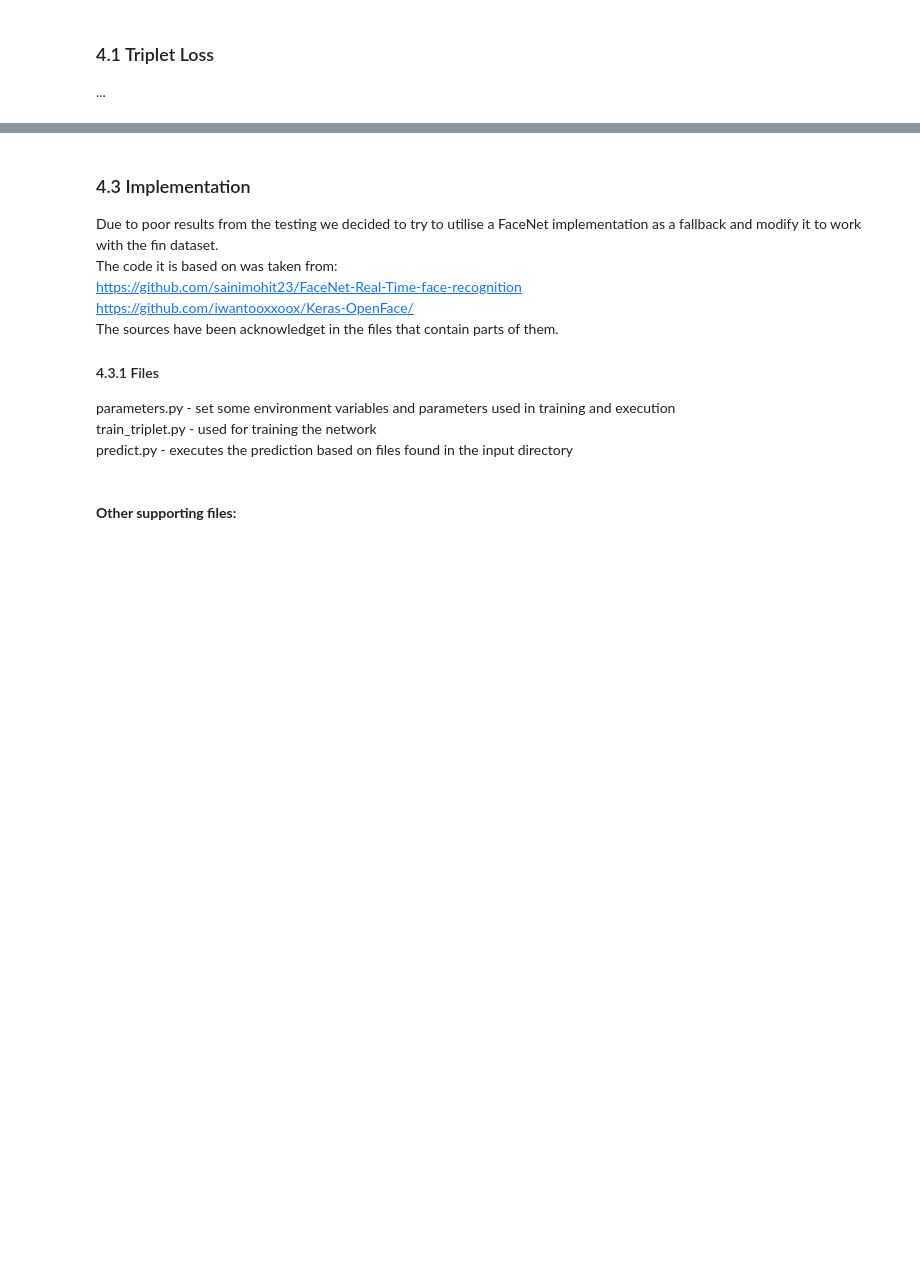
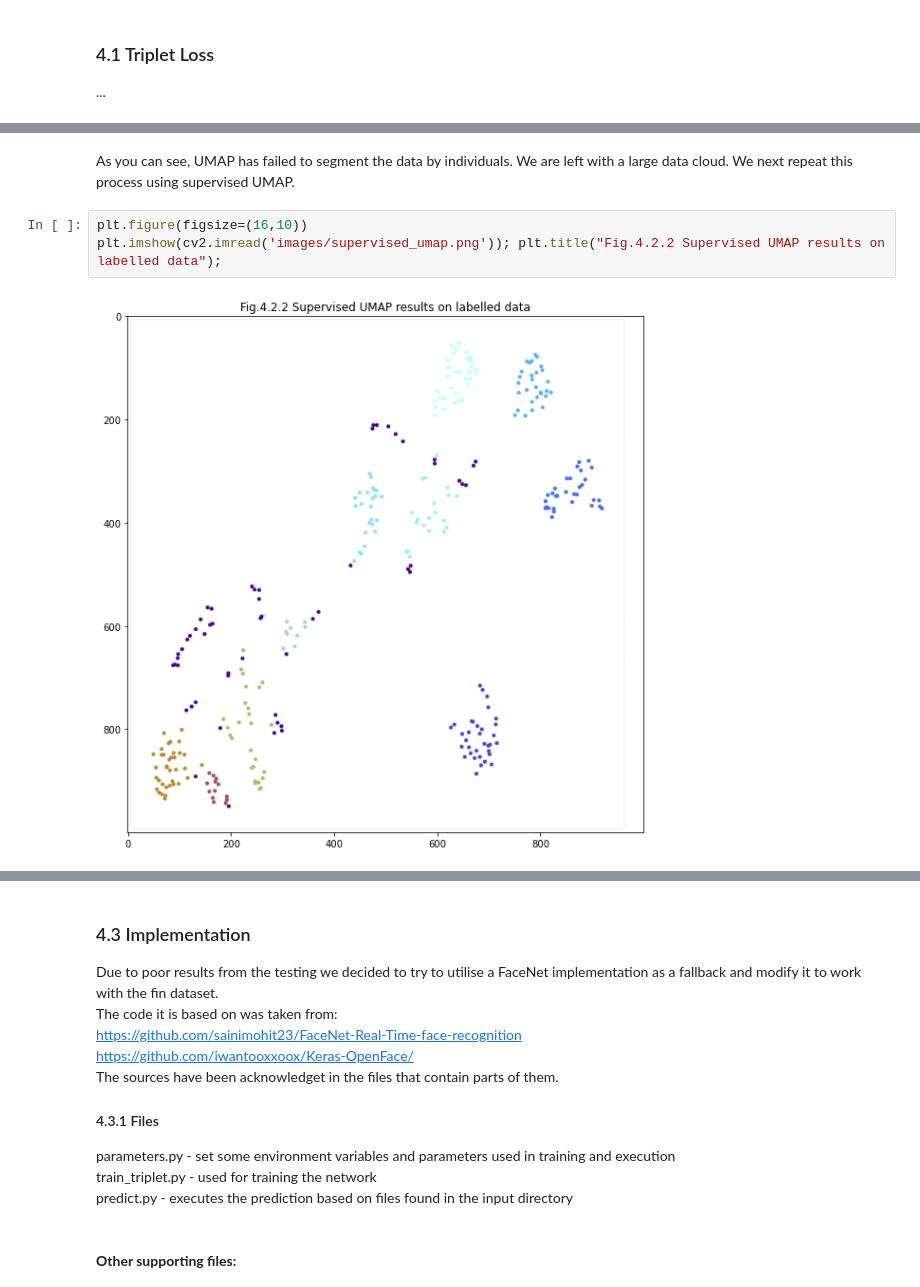
Before and after one commit to JBris/dolphin_segmentation, a Jupyter notebook: notebooks/0_ASS4_Intro_and_Pre-Processing.ipynb, the cells around one changed output, grey strips where cells are left out. Saved outputs shown, nothing was run; the diff lists cells and outputs as text; blank space fills up the shorter version.

```diff
--- a/notebooks/0_ASS4_Intro_and_Pre-Processing.ipynb
+++ b/notebooks/0_ASS4_Intro_and_Pre-Processing.ipynb
@@ -420,0 +435,7 @@ plt.imshow(cv2.cvtColor(img, cv2.COLOR_BGR2RGB)); plt.title("Fig.3.8 Enhanced by
+# %% [markdown]
+As you can see, UMAP has failed to segment the data by individuals. We are left with a large data cloud. We next repeat this process using supervised UMAP.
+# %%
+plt.figure(figsize=(16,10))
+plt.imshow(cv2.imread('images/supervised_umap.png')); plt.title("Fig.4.2.2 Supervised UMAP results on labelled data");
+# %% [output]
+[figure, added]
```
Also changed, not shown: parts of 32 cells of this notebook, 15 other files.
